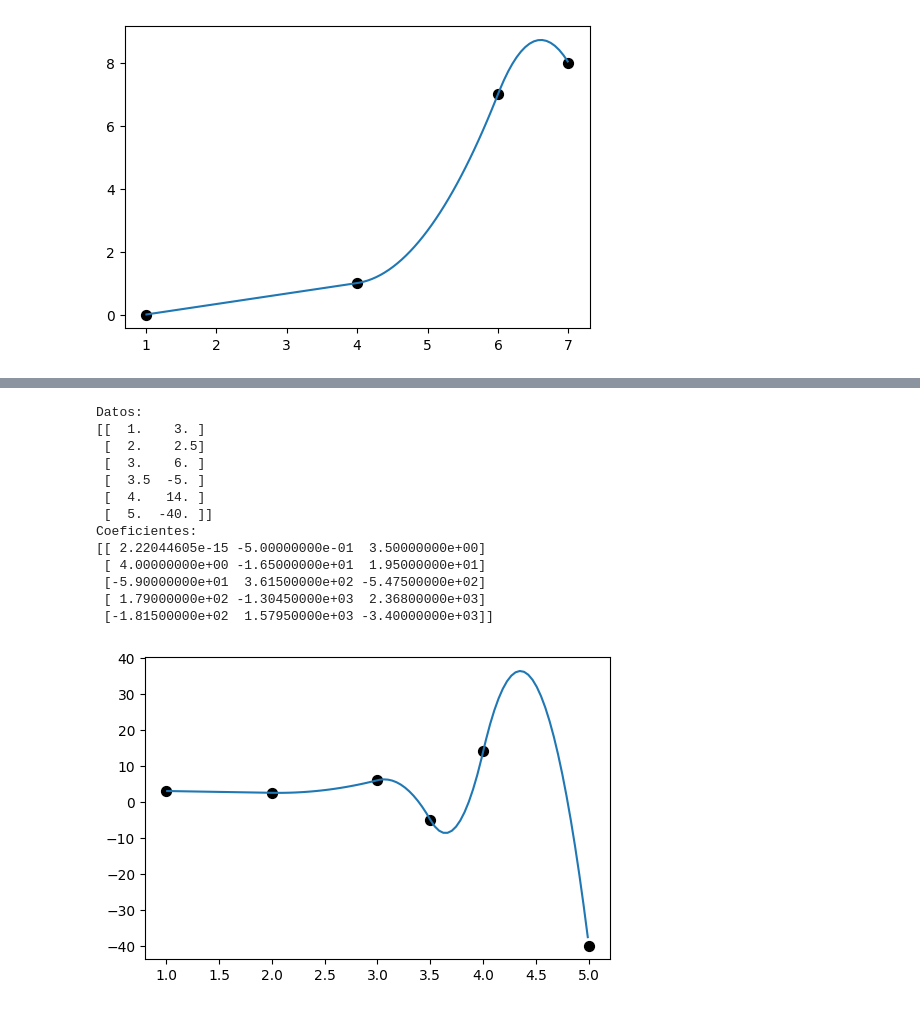
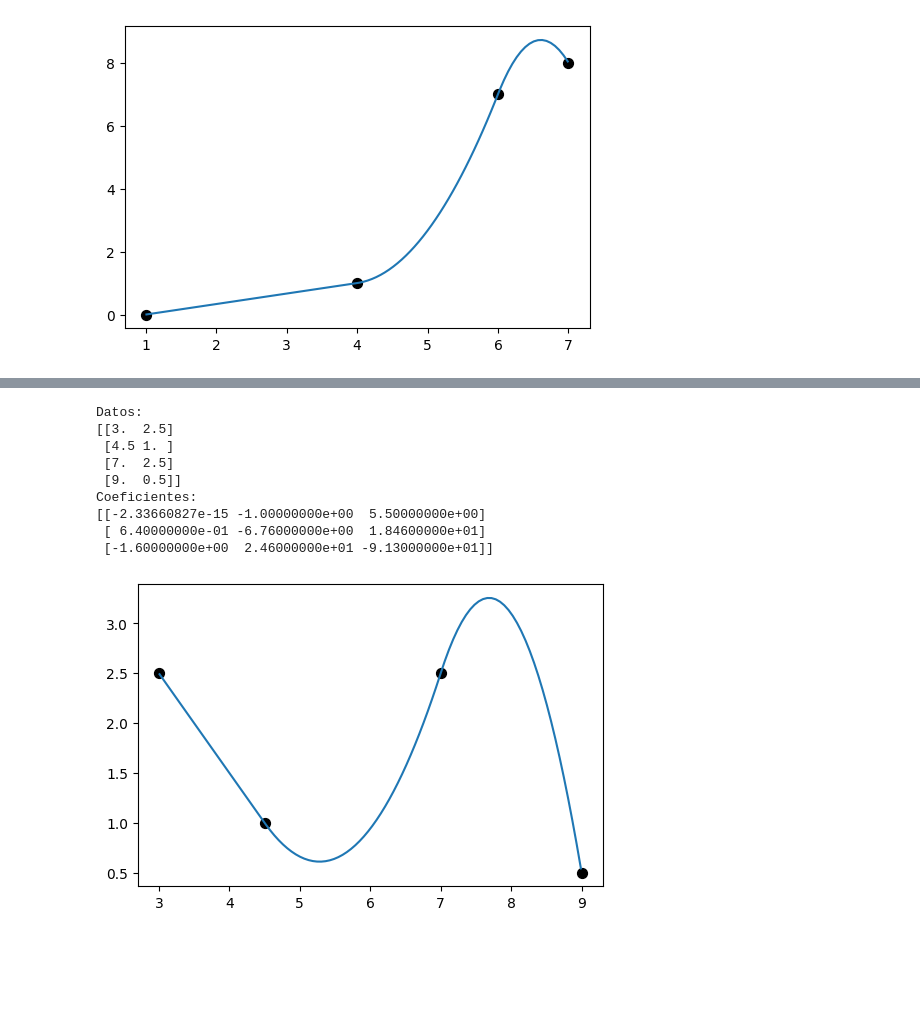
Before and after one commit to gmauricio-toledo/UNISON-teaching, a Jupyter notebook: interpolacion.ipynb, the cells around one changed output, grey strips where cells are left out. Cells and saved outputs as stored; diff of their text form; code cells hidden in the pictures; blank space fills up the shorter version.

```diff
--- a/interpolacion.ipynb
+++ b/interpolacion.ipynb
@@ -117,32 +132,26 @@ Coeficientes:
 # %%
 import numpy as np
 import matplotlib.pyplot as plt
 from interpolacion_aproximacion import Splines
 
-# X = np.array([[3,2.5],[4.5,1],[7,2.5],[9,0.5]])
-X = np.array([[1,3],[2,2.5],[3,6],[3.5,-5],[4,14],[5,-40]])
-
+X = np.array([[3,2.5],[4.5,1],[7,2.5],[9,0.5]])
 print(f"Datos:\n{X}")
 
 spl = Splines()
 coefs = spl.fit(X)
 print(f"Coeficientes:\n{coefs}")
 spl.plot()
 # %% [output]
 Datos:
-[[  1.    3. ]
- [  2.    2.5]
- [  3.    6. ]
- [  3.5  -5. ]
- [  4.   14. ]
- [  5.  -40. ]]
+[[3.  2.5]
+ [4.5 1. ]
+ [7.  2.5]
+ [9.  0.5]]
 Coeficientes:
-[[ 2.22044605e-15 -5.00000000e-01  3.50000000e+00]
- [ 4.00000000e+00 -1.65000000e+01  1.95000000e+01]
- [-5.90000000e+01  3.61500000e+02 -5.47500000e+02]
- [ 1.79000000e+02 -1.30450000e+03  2.36800000e+03]
- [-1.81500000e+02  1.57950000e+03 -3.40000000e+03]]
+[[-2.33660827e-15 -1.00000000e+00  5.50000000e+00]
+ [ 6.40000000e-01 -6.76000000e+00  1.84600000e+01]
+ [-1.60000000e+00  2.46000000e+01 -9.13000000e+01]]
-[figure, old version]
+[figure, new version]
 # %%
 print(f"Matriz del sistema:\n{spl.A}")
 print(f"Vector b:\n{spl.b}")
```
Also changed, not shown: parts of 7 cells of this notebook, 1 other file.
